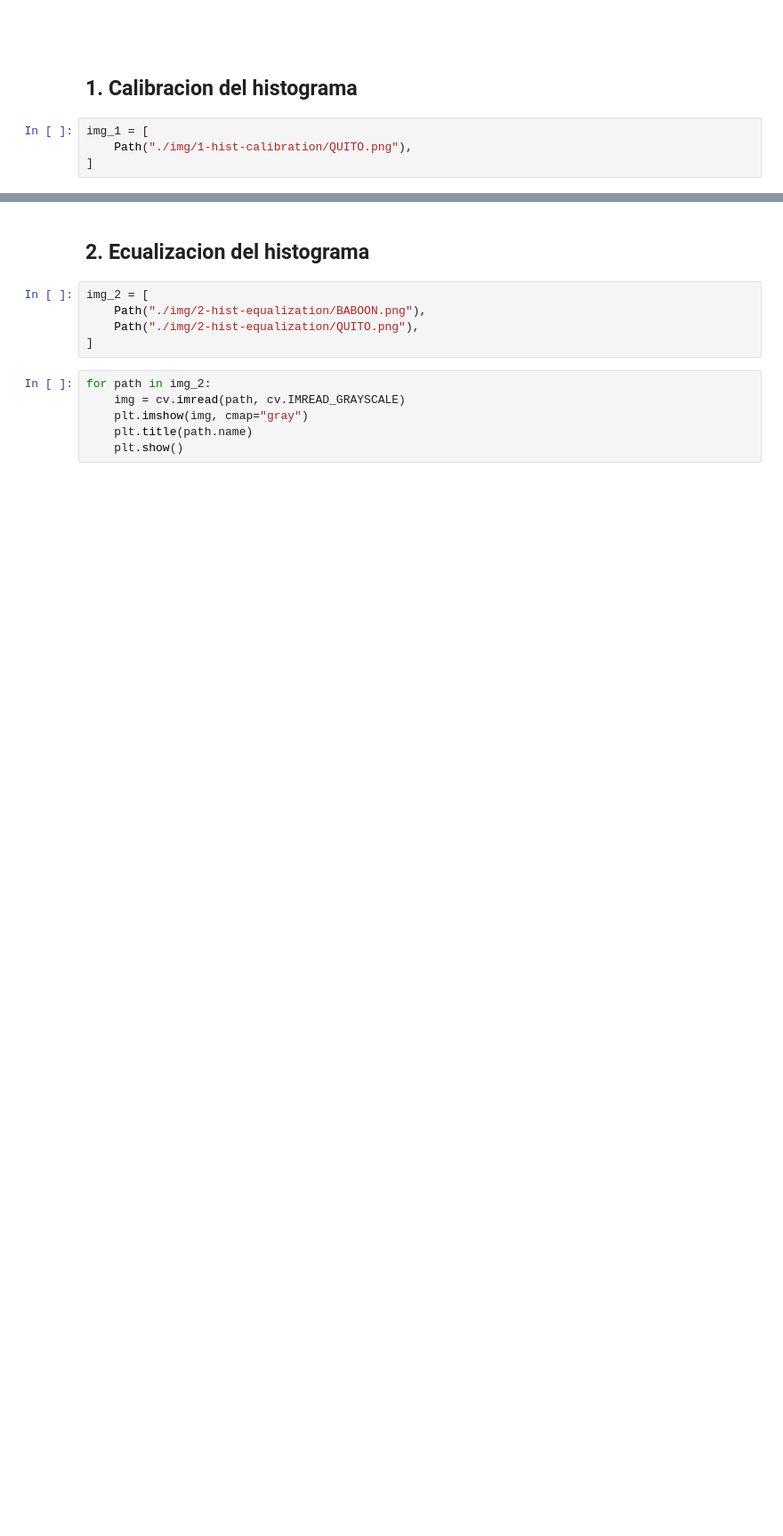
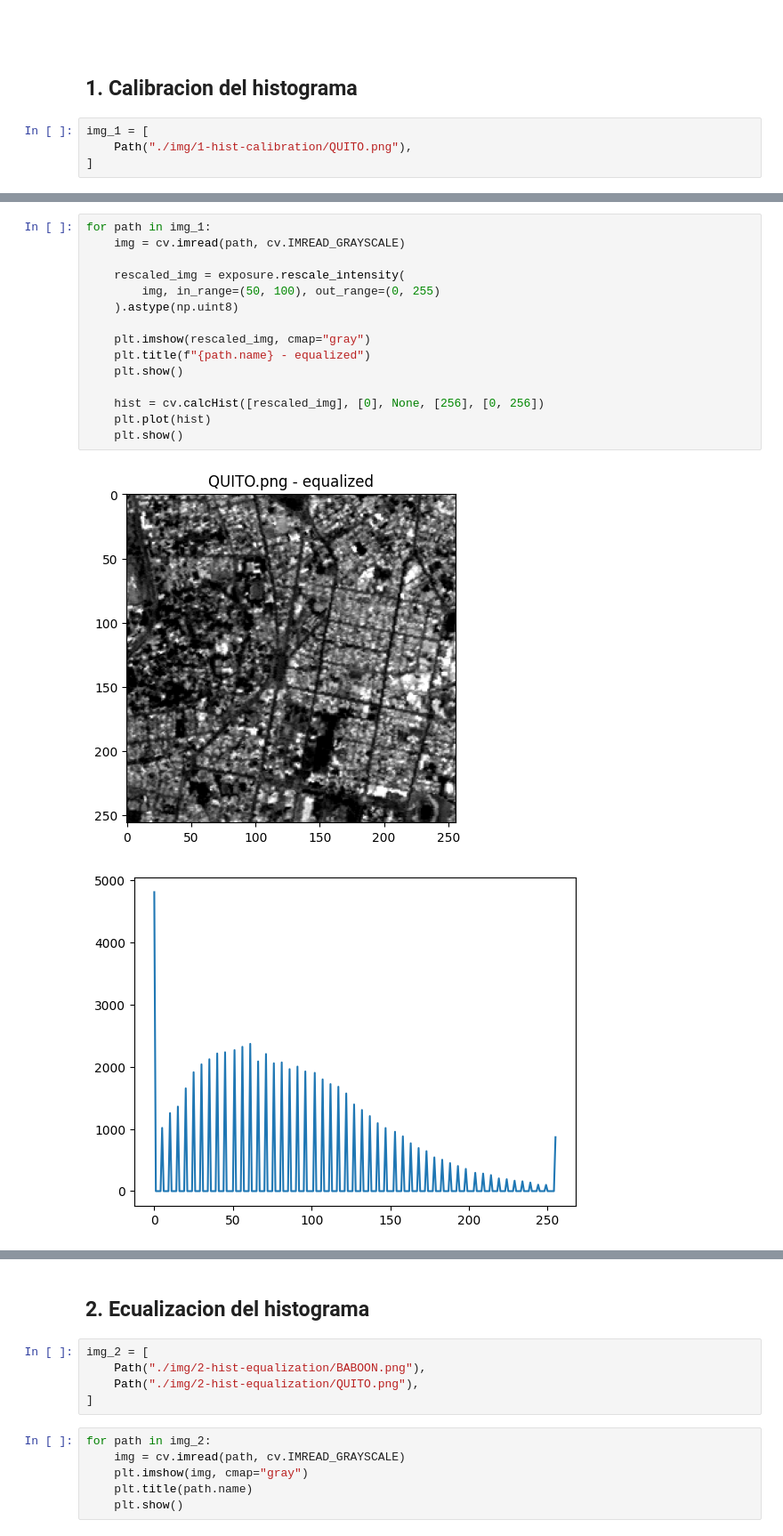
Before and after one commit to MISIS4825-IMAGENES-Y-VISION/Taller2, a Jupyter notebook: Taller2.ipynb, the cells around one changed output, grey strips where cells are left out. Shown at 89% size. Cells and saved outputs as stored; diff of their text form; blank space fills up the shorter version.

```diff
--- a/Taller2.ipynb
+++ b/Taller2.ipynb
@@ -21,0 +57,18 @@ for path in img_1:
+# %%
+for path in img_1:
+    img = cv.imread(path, cv.IMREAD_GRAYSCALE)
+
+    rescaled_img = exposure.rescale_intensity(
+        img, in_range=(50, 100), out_range=(0, 255)
+    ).astype(np.uint8)
+
+    plt.imshow(rescaled_img, cmap="gray")
+    plt.title(f"{path.name} - equalized")
+    plt.show()
+
+    hist = cv.calcHist([rescaled_img], [0], None, [256], [0, 256])
+    plt.plot(hist)
+    plt.show()
+# %% [output]
+[figure, added]
+[figure, added]
```
Also changed, not shown: parts of 11 cells of this notebook, 2 other files.
